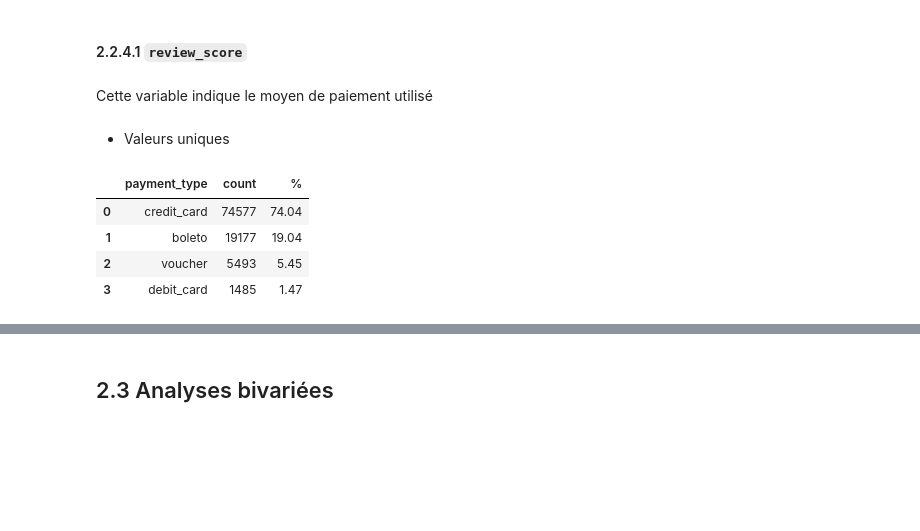
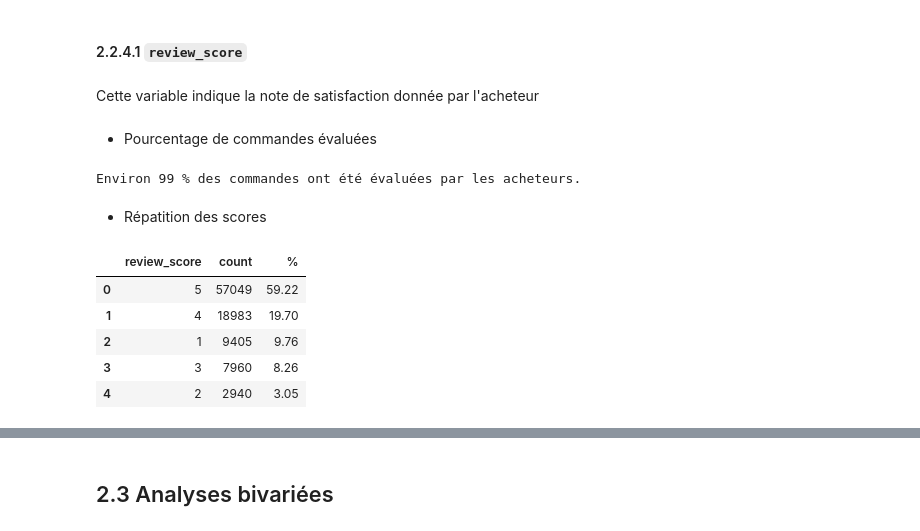
Before and after one commit to Christophe-Aballea/OC_projet5_Segmentez_des_clients_d_un_site_ecommerce, a Jupyter notebook: P05_Notebook2_EDA_FE.ipynb, the cells around one changed output, grey strips where cells are left out. Saved outputs shown, nothing was run; the diff lists cells and outputs as text; code cells hidden in the pictures; blank space fills up the shorter version.

Commit message:
Analyses univariées table 'order_reviews', champ 'review_score'

```diff
--- a/P05_Notebook2_EDA_FE.ipynb
+++ b/P05_Notebook2_EDA_FE.ipynb
@@ -1271,19 +1271,29 @@ display(df_order_reviews)
 # %% [markdown]
 #### 2.2.4.1 `review_score`
 # %% [markdown]
-Cette variable indique le moyen de paiement utilisé
+Cette variable indique la note de satisfaction donnée par l'acheteur
+# %% [markdown]
+* Pourcentage de commandes évaluées
+# %%
+# Pourcentage de commandes évaluées
+number_of_orders = df_orders['order_id'].nunique()
+number_of_evaluated_orders = df_order_reviews['order_id'].nunique()
+print(f"Environ {round((number_of_evaluated_orders / number_of_orders) * 100)} % des commandes ont été évaluées par les acheteurs.")
+# %% [output]
+Environ 99 % des commandes ont été évaluées par les acheteurs.
 # %% [markdown]
-* Valeurs uniques
+* Répatition des scores
 # %%
-# Répartition des moyens de paiement utilisés
-dft = df_order_pymts['payment_type'].value_counts().to_frame()
-number_of_rows = df_order_pymts.shape[0]
+# Répartition des review_score
+dft = df_order_reviews['review_score'].value_counts().to_frame()
+number_of_rows = df_order_reviews.shape[0]
 dft['%'] = round((dft['count'] / number_of_rows) * 100, 2)
 dft = dft.reset_index()
 display(dft)
 # %% [output]
-|  | payment_type | count | % |
-| 0 | credit_card | 74577 | 74.04 |
-| 1 | boleto | 19177 | 19.04 |
-| 2 | voucher | 5493 | 5.45 |
-| 3 | debit_card | 1485 | 1.47 |
+|  | review_score | count | % |
+| 0 | 5 | 57049 | 59.22 |
+| 1 | 4 | 18983 | 19.70 |
+| 2 | 1 | 9405 | 9.76 |
+| 3 | 3 | 7960 | 8.26 |
+| 4 | 2 | 2940 | 3.05 |
```
Also changed, not shown: parts of 4 cells of this notebook, 1 other file.
